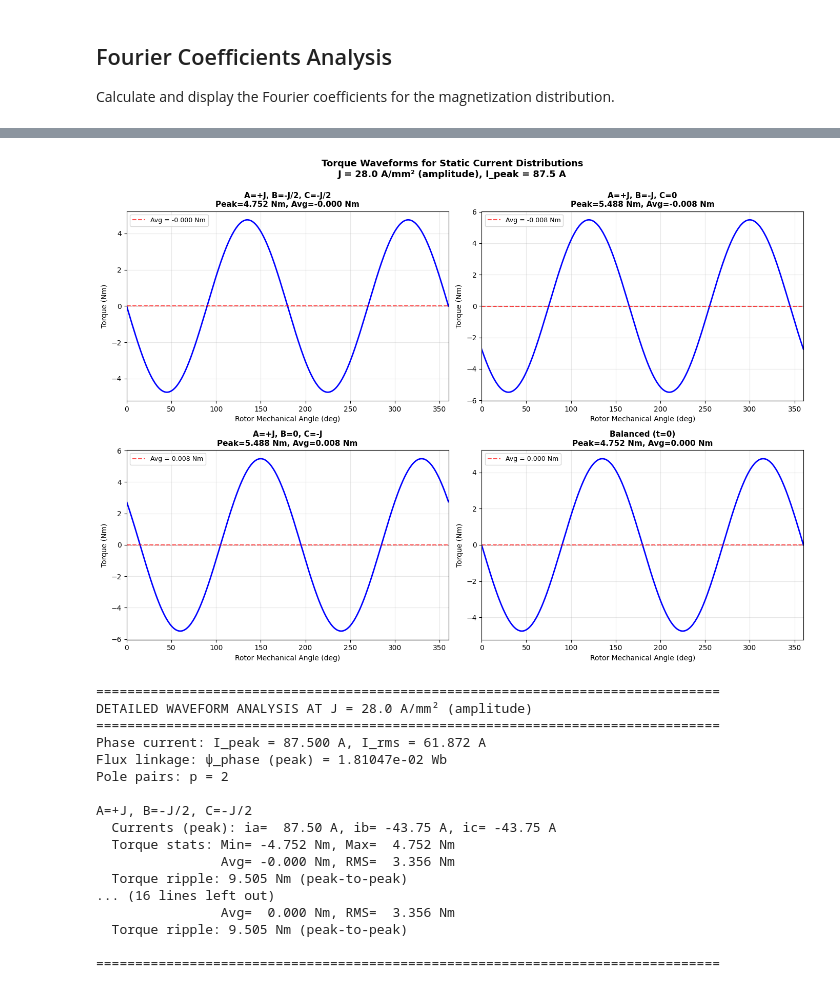
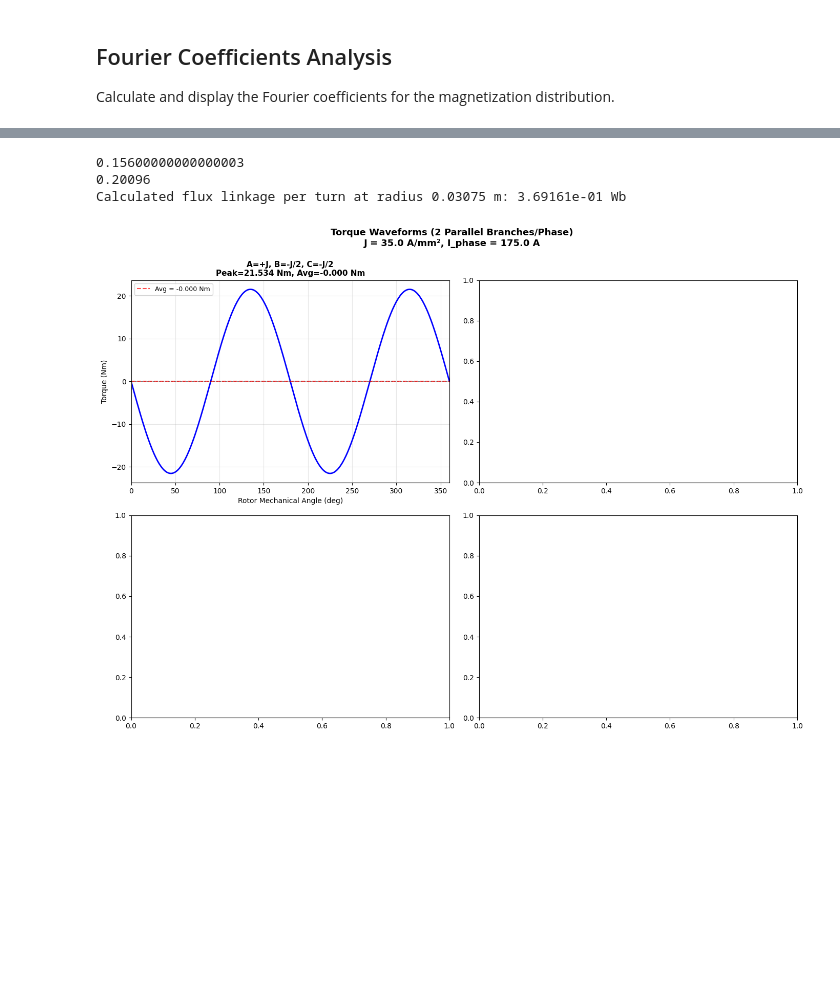
Before and after one commit to IharStasenka/ZhuPapers, a Jupyter notebook: zhu_equation_52_demo.ipynb, the cells around one changed output, grey strips where cells are left out. Saved outputs shown, nothing was run; the diff lists cells and outputs as text; code cells hidden in the pictures; blank space fills up the shorter version.

```diff
--- a/zhu_equation_52_demo.ipynb
+++ b/zhu_equation_52_demo.ipynb
@@ -172,7 +106,7 @@ Harmonic   Order (np)   Mn (A/m)
 # Define angular positions for one pole pair
 theta = np.linspace(0, np.pi/geometry.pole_pairs, 19)
 theta_degrees = theta * 180 / np.pi
-radius_in_gap = stator_outer_diameter/2 - stator_thickness - airgap_length/4
+radius_in_gap = geometry.stator_inner_radius - winding.wire_height/2
 # Calculate radial flux density at radius in air gap
 
 field_distribution = field_calc.radial_flux_density_in_gap_at_radius(radius_in_gap, theta, n_harmonics=20)
@@ -182,4 +116,15 @@ print(f"- Maximum BH: {np.max(field_distribution):.4f} T")
 print(f"- Minimum BH: {np.min(field_distribution):.4f} T")
 print(f"- Peak-to-peak: {np.max(field_distribution) - np.min(field_distribution):.4f} T")
 print(f"- RMS value: {np.sqrt(np.mean(field_distribution**2)):.4f} T")
+
+# Plot field distribution
+plt.figure(figsize=(10, 6))
+plt.plot(theta_degrees, field_distribution, 'b-o', linewidth=2, markersize=6, label='Radial flux density')
+plt.xlabel('Angular Position (degrees)', fontsize=12)
+plt.ylabel('Radial Flux Density (T)', fontsize=12)
+plt.title(f'Radial Flux Density at r = {radius_in_gap*1000:.2f} mm\n(One Pole Pair, {n_harmonics} harmonics)', fontsize=13, fontweight='bold')
+plt.grid(True, alpha=0.3)
+plt.legend(fontsize=10)
+plt.tight_layout()
+plt.show()
 # %% [output]
@@ -1124,20 +284,23 @@ For each pattern, we sweep J from 5 to 35 A/mm² and compute peak torque vs curr
 # Compare torque waveforms for all static patterns at J = 28 A/mm²
 import numpy as np
 import matplotlib.pyplot as plt
-from torque_analysis import pm_flux_linkage, current_from_density
 
 # Fixed current density
-J_fixed = 28.0  # A/mm², amplitude
-J_fixed_m2 = J_fixed * 1e6
-I_phase_peak = current_from_density(J_fixed_m2, _winding_src, geometry)
+J_fixed = 35.0  # A/mm²
+
+# Use winding methods to calculate phase current (methods handle A/mm² directly)
+I_per_branch = winding.current_per_branch(J_fixed)
+I_phase_peak = winding.phase_current(J_fixed)
 
 # Define patterns
 patterns_waveform = {
     'A=+J, B=-J/2, C=-J/2': lambda I: (I, -0.5*I, -0.5*I),
-    'A=+J, B=-J, C=0': lambda I: (I, -I, 0.0),
-    'A=+J, B=0, C=-J': lambda I: (I, 0.0, -I),
-    'Balanced (t=0)': lambda I: (I*np.cos(0), I*np.cos(2*np.pi/3), I*np.cos(-2*np.pi/3)),
 }
+print(winding.wire_width * winding.turns_per_coil * 3 * 4)
+print(2*3.14*(stator_outer_diameter/2 - stator_thickness))
+phase_psi = field_calc.flux_linkage_per_turn(radius_in_gap, n_harmonics=20) * winding.turns_per_coil
+
+print(f"Calculated flux linkage per turn at radius {radius_in_gap:.5f} m: {phase_psi*9:.5e} Wb")
 
 # Angle sweep
 mech_deg = np.linspace(0.0, 360.0, 361)
@@ -1171,8 +334,8 @@ for idx, (pattern_name, pattern_func) in enumerate(patterns_waveform.items()):
     i_d = k * (ia * cos_th + ib * cos_th_m120 + ic * cos_th_p120)
     i_q = -k * (ia * sin_th + ib * sin_th_m120 + ic * sin_th_p120)
 
-    # Torque
-    T_e = 1.5 * p * psi_phase * i_q
+    # Torque (using total phase current and single coil flux linkage)
+    T_e = 1.5 * p * phase_psi * i_q
 
     # Plot
     ax = axes[idx]
@@ -1188,53 +351,41 @@ for idx, (pattern_name, pattern_func) in enumerate(patterns_waveform.items()):
     ax.legend(fontsize=9)
     ax.set_xlim([0, 360])
 
-plt.suptitle(f'Torque Waveforms for Static Current Distributions\nJ = {J_fixed:.1f} A/mm² (amplitude), I_peak = {I_phase_peak:.1f} A',
+plt.suptitle(f'Torque Waveforms ({winding.parallel_branches} Parallel Branches/Phase)\nJ = {J_fixed:.1f} A/mm², I_phase = {I_phase_peak:.1f} A',
              fontsize=13, fontweight='bold', y=0.995)
 plt.tight_layout()
 plt.show()
 
 # Print detailed analysis
 print("\n" + "="*80)
 print(f"DETAILED WAVEFORM ANALYSIS AT J = {J_fixed:.1f} A/mm² (amplitude)")
 print("="*80)
+print(f"Configuration: {winding.parallel_branches} branches in parallel per phase")
 print(f"Phase current: I_peak = {I_phase_peak:.3f} A, I_rms = {I_phase_peak/np.sqrt(2):.3f} A")
-print(f"Flux linkage: ψ_phase (peak) = {psi_phase:.5e} Wb")
+print(f"Current per branch: {I_per_branch:.3f} A")
+print(f"Flux linkage per coil: ψ = {phase_psi:.5e} Wb")
 print(f"Pole pairs: p = {p}\n")
 
 for pattern_name, pattern_func in patterns_waveform.items():
     ia, ib, ic = pattern_func(I_phase_peak)
     if np.isscalar(ia):
         ia = np.full_like(mech_rad, ia)
         ib = np.full_like(mech_rad, ib)
         ic = np.full_like(mech_rad, ic)
 
     i_d = k * (ia * cos_th + ib * cos_th_m120 + ic * cos_th_p120)
     i_q = -k * (ia * sin_th + ib * sin_th_m120 + ic * sin_th_p120)
-    T_e = 1.5 * p * psi_phase * i_q
+    T_e = 1.5 * p * phase_psi * i_q
 
     print(f"{pattern_name:30s}")
-    print(f"  Currents (peak): ia={ia[0]:7.2f} A, ib={ib[0]:7.2f} A, ic={ic[0]:7.2f} A")
+    print(f"  Phase currents (peak): ia={ia[0]:7.2f} A, ib={ib[0]:7.2f} A, ic={ic[0]:7.2f} A")
     print(f"  Torque stats: Min={np.min(T_e):7.3f} Nm, Max={np.max(T_e):7.3f} Nm")
     print(f"                Avg={np.mean(T_e):7.3f} Nm, RMS={np.sqrt(np.mean(T_e**2)):7.3f} Nm")
     print(f"  Torque ripple: {(np.max(T_e) - np.min(T_e)):.3f} Nm (peak-to-peak)\n")
 
 print("="*80)
 # %% [output]
+0.15600000000000003
+0.20096
+Calculated flux linkage per turn at radius 0.03075 m: 3.69161e-01 Wb
-[figure, old version]
+[figure, new version]
-================================================================================
-DETAILED WAVEFORM ANALYSIS AT J = 28.0 A/mm² (amplitude)
-================================================================================
-Phase current: I_peak = 87.500 A, I_rms = 61.872 A
-Flux linkage: ψ_phase (peak) = 1.81047e-02 Wb
-Pole pairs: p = 2
-
-A=+J, B=-J/2, C=-J/2
-  Currents (peak): ia=  87.50 A, ib= -43.75 A, ic= -43.75 A
-  Torque stats: Min= -4.752 Nm, Max=  4.752 Nm
-                Avg= -0.000 Nm, RMS=  3.356 Nm
-  Torque ripple: 9.505 Nm (peak-to-peak)
-... (16 lines left out)
-                Avg=  0.000 Nm, RMS=  3.356 Nm
-  Torque ripple: 9.505 Nm (peak-to-peak)
-
-================================================================================
```
Also changed, not shown: parts of 42 cells of this notebook, 2 other files.
